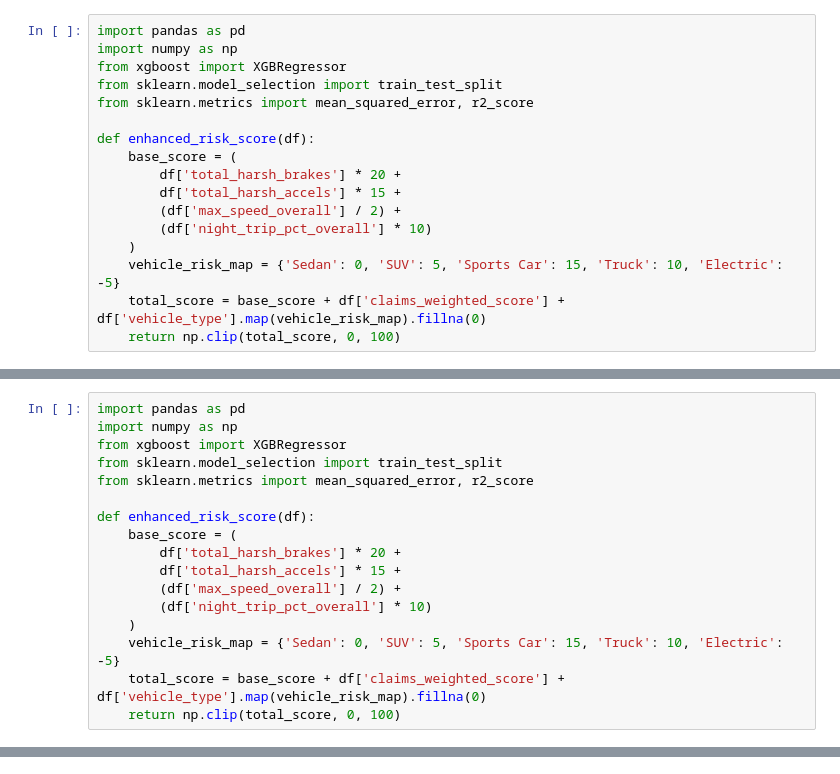
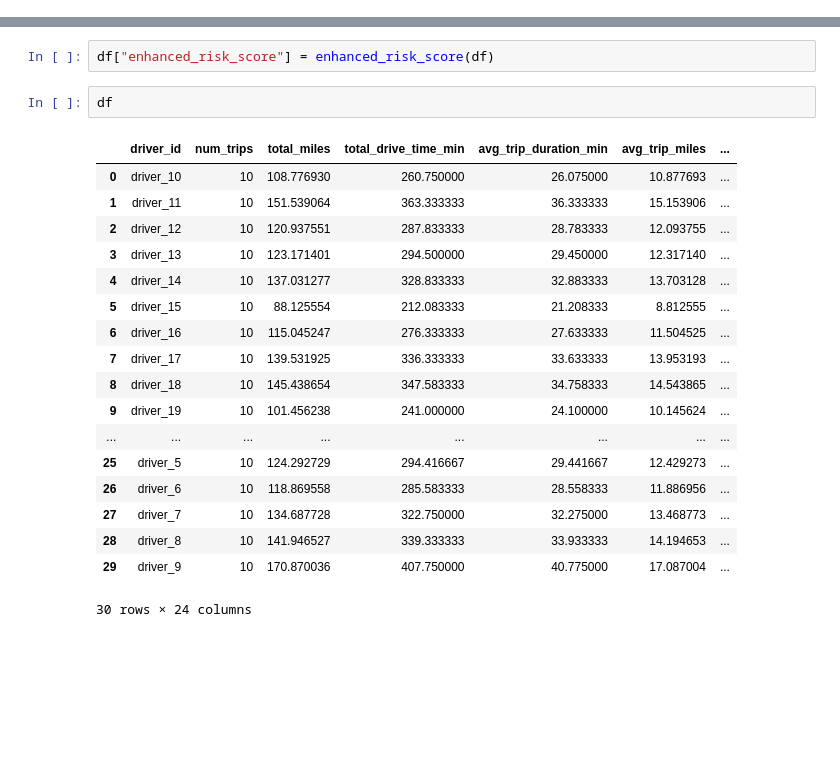
Before and after one commit to Khushi1125/Insurity-Telematics-Project, a Jupyter notebook: Risk_Score.ipynb, the cells around one changed output, grey strips where cells are left out. Saved outputs shown, nothing was run; the diff lists cells and outputs as text; blank space fills up the shorter version.

```diff
--- a/Risk_Score.ipynb
+++ b/Risk_Score.ipynb
@@ -1,17 +0,0 @@
-# %%
-import pandas as pd
-import numpy as np
-from xgboost import XGBRegressor
-from sklearn.model_selection import train_test_split
-from sklearn.metrics import mean_squared_error, r2_score
-
-def enhanced_risk_score(df):
-    base_score = (
-        df['total_harsh_brakes'] * 20 +
-        df['total_harsh_accels'] * 15 +
-        (df['max_speed_overall'] / 2) +
-        (df['night_trip_pct_overall'] * 10)
-    )
-    vehicle_risk_map = {'Sedan': 0, 'SUV': 5, 'Sports Car': 15, 'Truck': 10, 'Electric': -5}
-    total_score = base_score + df['claims_weighted_score'] + df['vehicle_type'].map(vehicle_risk_map).fillna(0)
-    return np.clip(total_score, 0, 100)
@@ -64,17 +0,0 @@ ValueError: DataFrame.dtypes for data must be int, float, bool or category. When
-# %%
-import pandas as pd
-import numpy as np
-from xgboost import XGBRegressor
-from sklearn.model_selection import train_test_split
-from sklearn.metrics import mean_squared_error, r2_score
-
-def enhanced_risk_score(df):
-    base_score = (
-        df['total_harsh_brakes'] * 20 +
-        df['total_harsh_accels'] * 15 +
-        (df['max_speed_overall'] / 2) +
-        (df['night_trip_pct_overall'] * 10)
-    )
-    vehicle_risk_map = {'Sedan': 0, 'SUV': 5, 'Sports Car': 15, 'Truck': 10, 'Electric': -5}
-    total_score = base_score + df['claims_weighted_score'] + df['vehicle_type'].map(vehicle_risk_map).fillna(0)
-    return np.clip(total_score, 0, 100)
@@ -83 +115,24 @@ df = pd.read_csv('driver_data.csv')
+# %%
+df["enhanced_risk_score"] = enhanced_risk_score(df)
+# %%
+df
+# %% [output]
+|  | driver_id | num_trips | total_miles | total_drive_time_min | avg_trip_duration_min | avg_trip_miles | ... |
+| 0 | driver_10 | 10 | 108.776930 | 260.750000 | 26.075000 | 10.877693 | ... |
+| 1 | driver_11 | 10 | 151.539064 | 363.333333 | 36.333333 | 15.153906 | ... |
+| 2 | driver_12 | 10 | 120.937551 | 287.833333 | 28.783333 | 12.093755 | ... |
+| 3 | driver_13 | 10 | 123.171401 | 294.500000 | 29.450000 | 12.317140 | ... |
+| 4 | driver_14 | 10 | 137.031277 | 328.833333 | 32.883333 | 13.703128 | ... |
+| 5 | driver_15 | 10 | 88.125554 | 212.083333 | 21.208333 | 8.812555 | ... |
+| 6 | driver_16 | 10 | 115.045247 | 276.333333 | 27.633333 | 11.504525 | ... |
+| 7 | driver_17 | 10 | 139.531925 | 336.333333 | 33.633333 | 13.953193 | ... |
+| 8 | driver_18 | 10 | 145.438654 | 347.583333 | 34.758333 | 14.543865 | ... |
+| 9 | driver_19 | 10 | 101.456238 | 241.000000 | 24.100000 | 10.145624 | ... |
+| ... | ... | ... | ... | ... | ... | ... | ... |
+| 25 | driver_5 | 10 | 124.292729 | 294.416667 | 29.441667 | 12.429273 | ... |
+| 26 | driver_6 | 10 | 118.869558 | 285.583333 | 28.558333 | 11.886956 | ... |
+| 27 | driver_7 | 10 | 134.687728 | 322.750000 | 32.275000 | 13.468773 | ... |
+| 28 | driver_8 | 10 | 141.946527 | 339.333333 | 33.933333 | 14.194653 | ... |
+| 29 | driver_9 | 10 | 170.870036 | 407.750000 | 40.775000 | 17.087004 | ... |
+30 rows × 24 columns
 # %%
```
Also changed, not shown: parts of 9 cells of this notebook, 2 other files.
